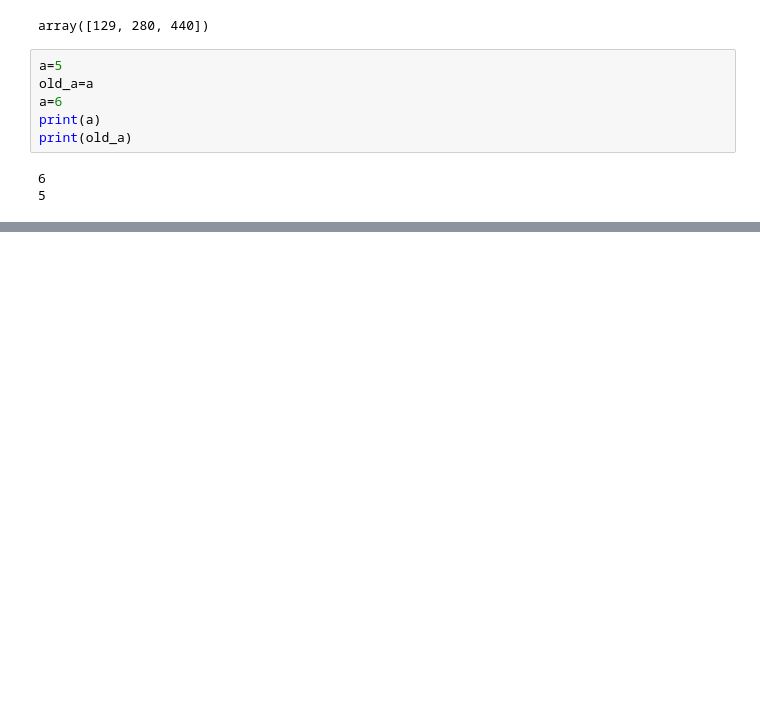
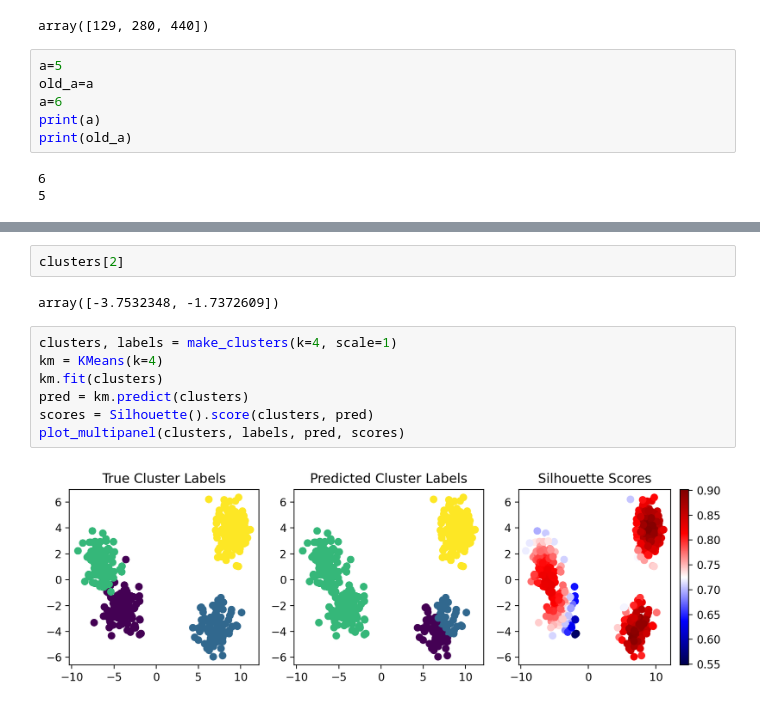
Before and after one commit to JoviaNierenberg/project5, a Jupyter notebook: testbed.ipynb, the cells around one changed output, grey strips where cells are left out. Saved outputs shown, nothing was run; the diff lists cells and outputs as text; blank space fills up the shorter version.

Commit message:
silhouette scores

```diff
--- a/testbed.ipynb
+++ b/testbed.ipynb
@@ -249,0 +363,13 @@ print(old_a)
+# %%
+clusters[2]
+# %% [output]
+array([-3.7532348, -1.7372609])
+# %%
+clusters, labels = make_clusters(k=4, scale=1)
+km = KMeans(k=4)
+km.fit(clusters)
+pred = km.predict(clusters)
+scores = Silhouette().score(clusters, pred)
+plot_multipanel(clusters, labels, pred, scores)
+# %% [output]
+[figure, added]
```
Also changed, not shown: parts of 5 cells of this notebook, 2 other files.
